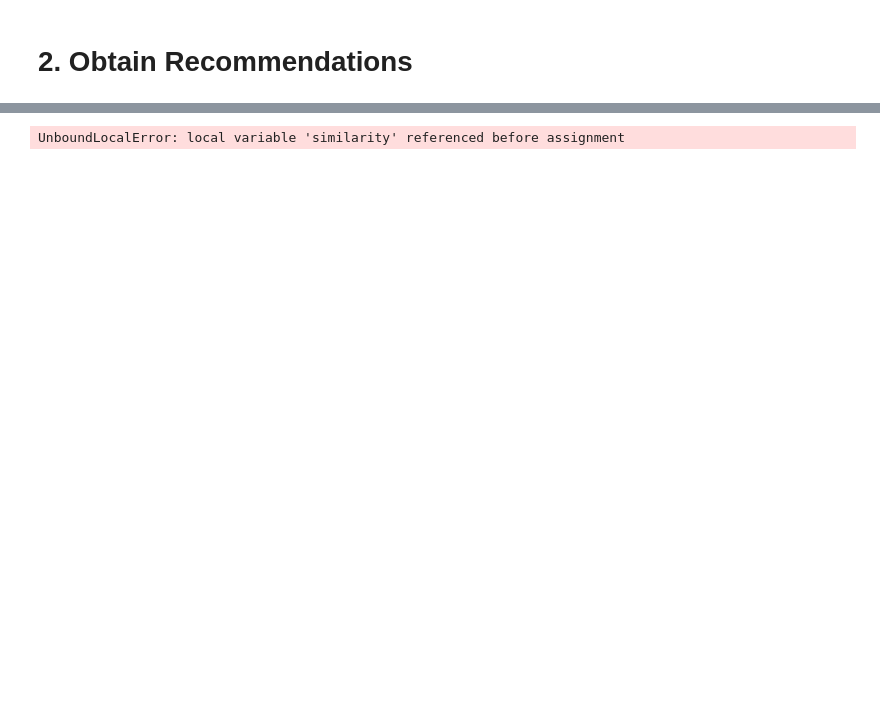
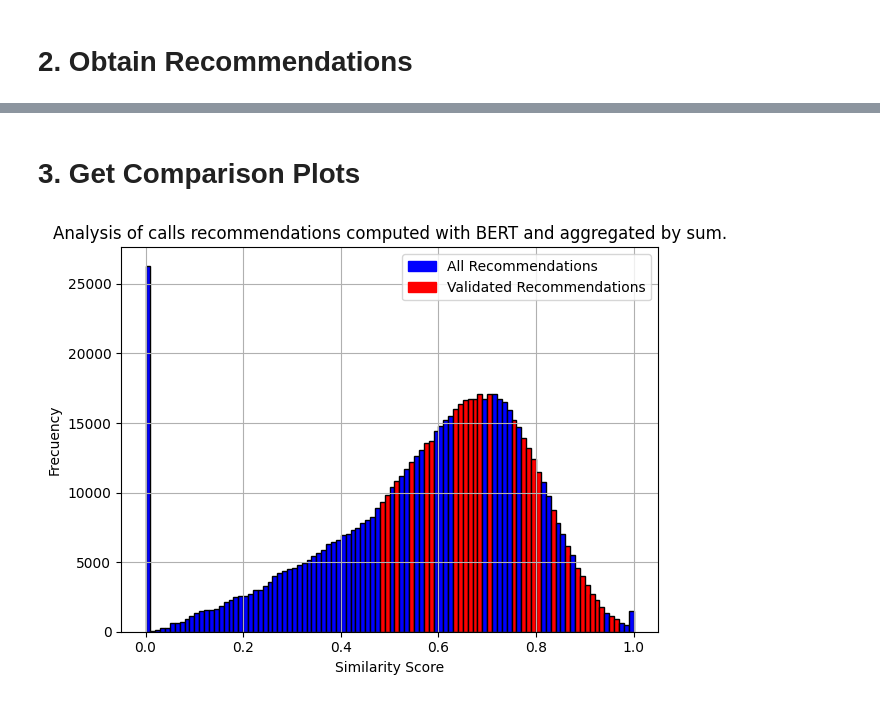
Before and after one commit to AI4University/recommendation_system_validation, a Jupyter notebook: score_computation.ipynb, the cells around one changed output, grey strips where cells are left out. Drawn from its saved outputs; the diff is of its cells as text; code cells hidden in the pictures; blank space fills up the shorter version.

Commit message:
aÃse añade función para generar plots

```diff
--- a/score_computation.ipynb
+++ b/score_computation.ipynb
@@ -8,11 +14,12 @@ from funciones_recommendation_system import get_datasets, match_researcher_call,
 # 1. Load datasets and Similarity matrices
 # %%
 # load databases
-# load databases
 path = '/export/data_ml4ds/AI4U/Datasets/'
-version = '20231005' # dado que todas las similarity matrices están calculadas con la versión anterior, usaremos los datos de la versión previa
+# version = '20231005' # dado que todas las similarity matrices están calculadas con la versión anterior, usaremos los datos de la versión previa
+version = '20240321'
 
 df_publications, df_publications_researchers, df_researchers, df_calls = get_datasets(path, version)
 
 # load the validation set
 df_val = pd.read_excel('/export/usuarios_ml4ds/mafuello/Github/recommendation_system_validation/validation_set.xlsx')
+df_val = df_val.rename(columns={'research portal': 'invID'})
@@ -370,16 +174,2 @@ UnboundLocalError: local variable 'similarity' referenced before assignment
-# %%
-# compute scores for recomendations of researchers for a given call
-for i in methods:
-    for j in agg_methods:
-        val_results_researchers_recommendations[f"{i}_{j}_val_results"] = get_validation_results_call_researcher(df_val=df_val, df_researchers=df_researchers, df_calls=df_calls, method=i, agg_method=j)
-
-# Unificar todos los dataframes
-dfs = []
-for key, df in val_results_researchers_recommendations.items():
-    # Agregar el DataFrame a la lista
-    dfs.append(df)
-
-df_val_total_researchers_recommendations = pd.concat(dfs, ignore_index=True).sort_values(by = 'score', ascending = False).fillna(0)
-df_val_total_researchers_recommendations.head(5)
-# %% [output]
-UnboundLocalError: local variable 'similarity' referenced before assignment
+# %% [markdown]
+# 3. Get Comparison Plots
@@ -385,0 +301,10 @@ UnboundLocalError: local variable 'similarity' referenced before assignment
+# %%
+method = 'BERT'
+agg_method = 'sum'
+recommendations = 'calls'
+
+df_validation, errores = get_validation_results(df_val=df_val, df_researchers=df_researchers, df_calls=df_calls, method=method, agg_method=agg_method, recommendations=recommendations)
+df_all_scores = get_sim_matrix_score(method=method, agg_method=agg_method, recommendations=recommendations)
+get_plot_scores_analysis(df_all_scores, df_validation, method=method, agg_method=agg_method, recommendations=recommendations)
+# %% [output]
+[figure, added]
```
Also changed, not shown: parts of 19 cells of this notebook, 1 other file.
